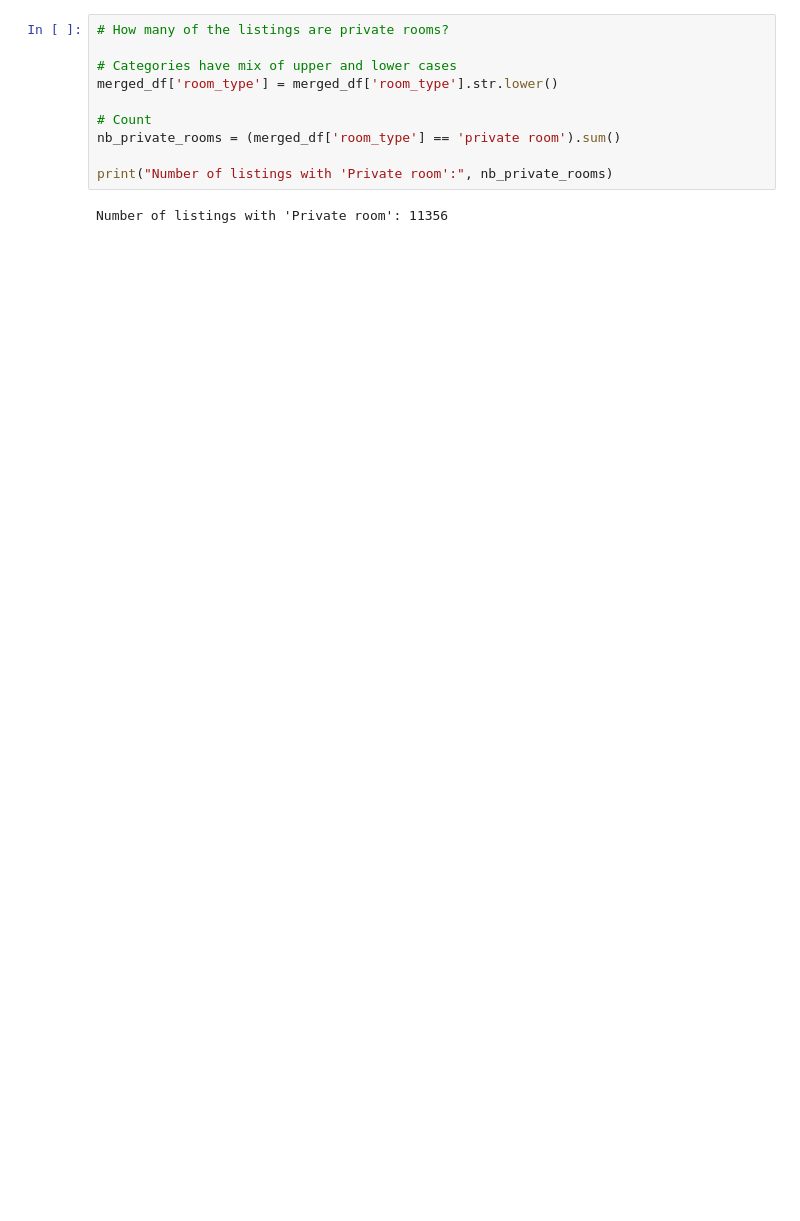
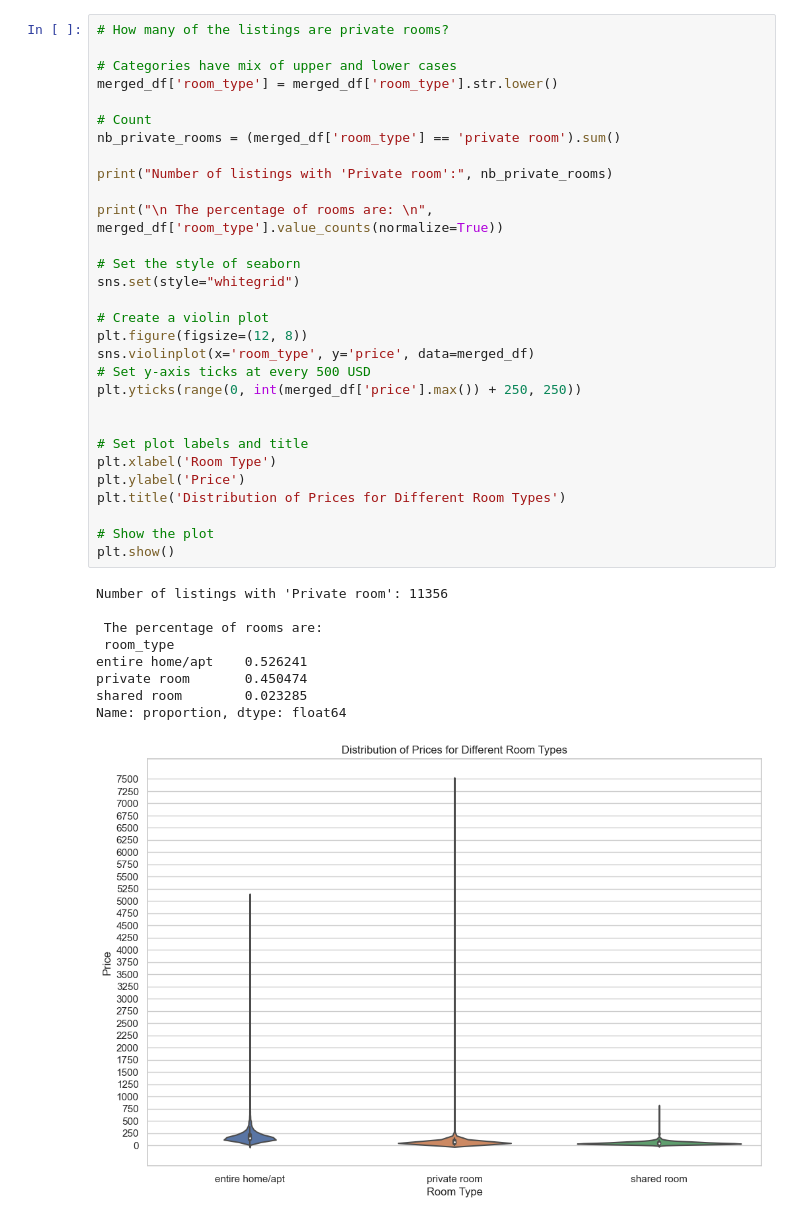
Before and after one commit to JCOM127/Exploring-Airbnb-Market-Trends, a Jupyter notebook: notebook.ipynb, the cells around one changed output. Cells and saved outputs as stored; diff of their text form; blank space fills up the shorter version.

```diff
--- a/notebook.ipynb
+++ b/notebook.ipynb
@@ -55,12 +69,40 @@ Most recent review date: 2019-07-09 00:00:00
 # %%
 # How many of the listings are private rooms?
 
 # Categories have mix of upper and lower cases
 merged_df['room_type'] = merged_df['room_type'].str.lower()
 
 # Count
 nb_private_rooms = (merged_df['room_type'] == 'private room').sum()
 
 print("Number of listings with 'Private room':", nb_private_rooms)
+
+print("\n The percentage of rooms are: \n", merged_df['room_type'].value_counts(normalize=True))
+
+# Set the style of seaborn
+sns.set(style="whitegrid")
+
+# Create a violin plot
+plt.figure(figsize=(12, 8))
+sns.violinplot(x='room_type', y='price', data=merged_df)
+# Set y-axis ticks at every 500 USD
+plt.yticks(range(0, int(merged_df['price'].max()) + 250, 250))
+
+
+# Set plot labels and title
+plt.xlabel('Room Type')
+plt.ylabel('Price')
+plt.title('Distribution of Prices for Different Room Types')
+
+# Show the plot
+plt.show()
 # %% [output]
 Number of listings with 'Private room': 11356
+
+ The percentage of rooms are:
+ room_type
+entire home/apt    0.526241
+private room       0.450474
+shared room        0.023285
+Name: proportion, dtype: float64
+[figure, added]
```
Also changed, not shown: parts of 15 cells of this notebook, 1 other file.
